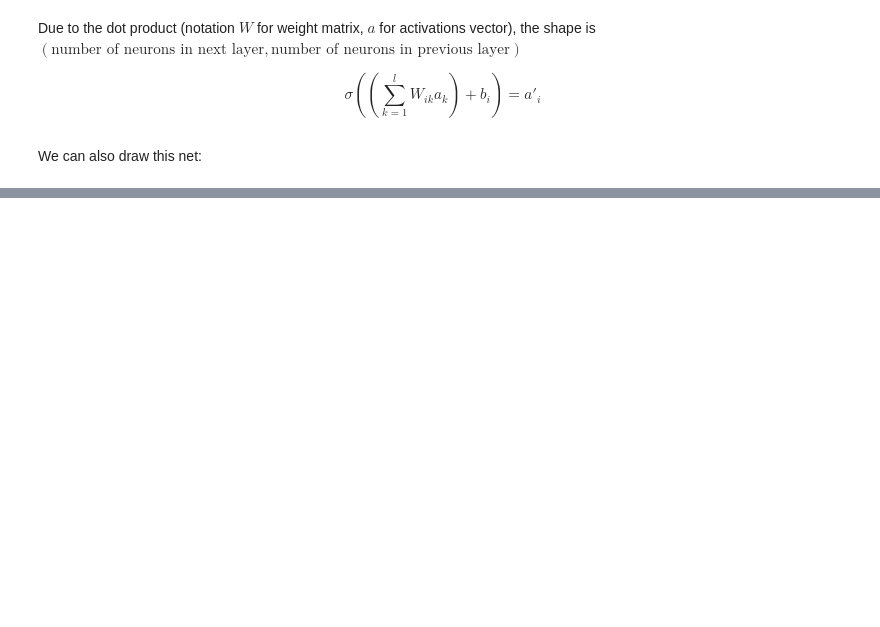
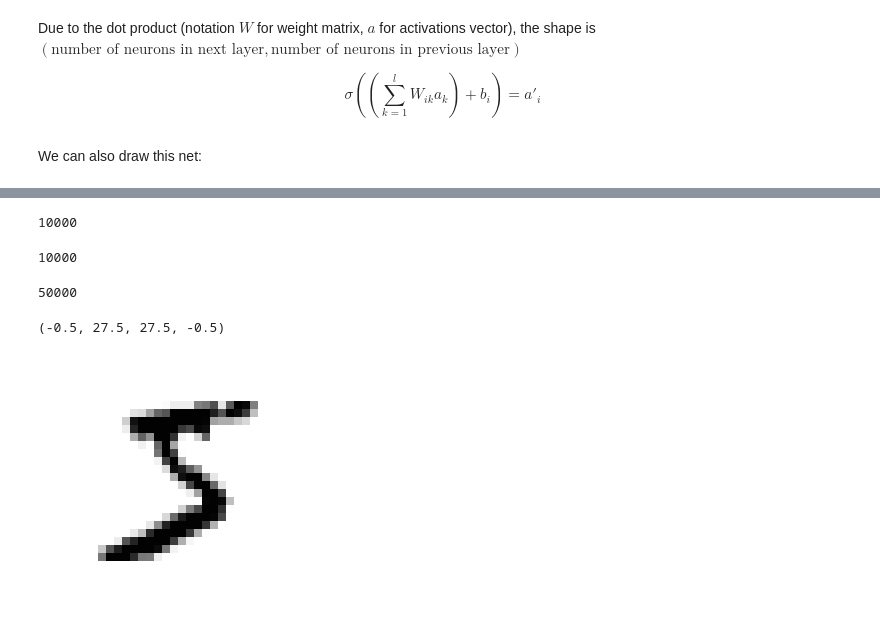
Before and after one commit to flothesof/neural-networks-and-deep-learning, a Jupyter notebook: notebooks/20170106_chapter1.ipynb, the cells around one changed output, grey strips where cells are left out. Drawn from its saved outputs; the diff is of its cells as text; code cells hidden in the pictures; blank space fills up the shorter version.

```diff
--- a/notebooks/20170106_chapter1.ipynb
+++ b/notebooks/20170106_chapter1.ipynb
@@ -169,0 +298,22 @@ NameError: name 'xrange' is not defined
+# %%
+len(list(validation_data))
+# %% [output]
+10000
+# %%
+len(list(test_data))
+# %% [output]
+10000
+# %%
+training_data, validation_data, test_data = load_data_wrapper()
+# %%
+tr_data = list(training_data)
+# %%
+len(tr_data)
+# %% [output]
+50000
+# %%
+plt.imshow(1 - tr_data[0][0].reshape(28, 28), cmap='gray', interpolation='nearest')
+plt.axis('off')
+# %% [output]
+(-0.5, 27.5, 27.5, -0.5)
+[figure, added]
```
Also changed, not shown: parts of 73 cells of this notebook, 3 other files.
